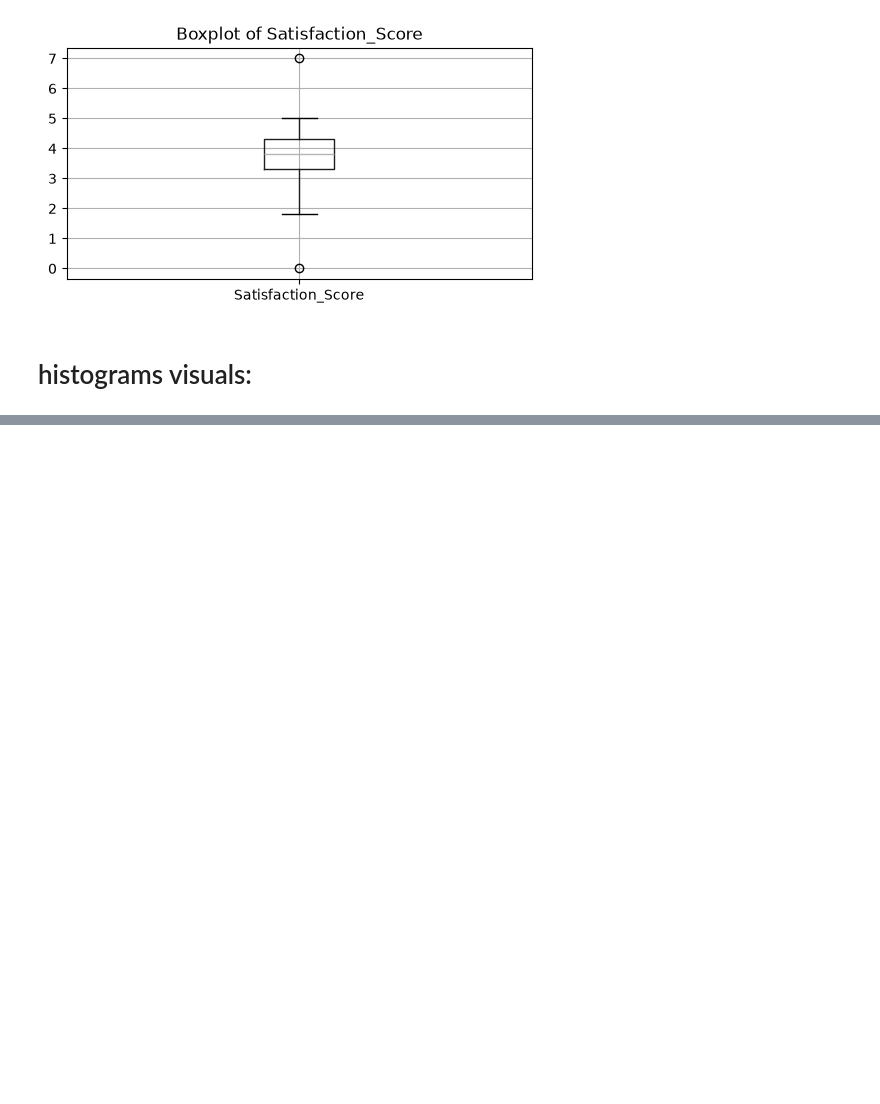
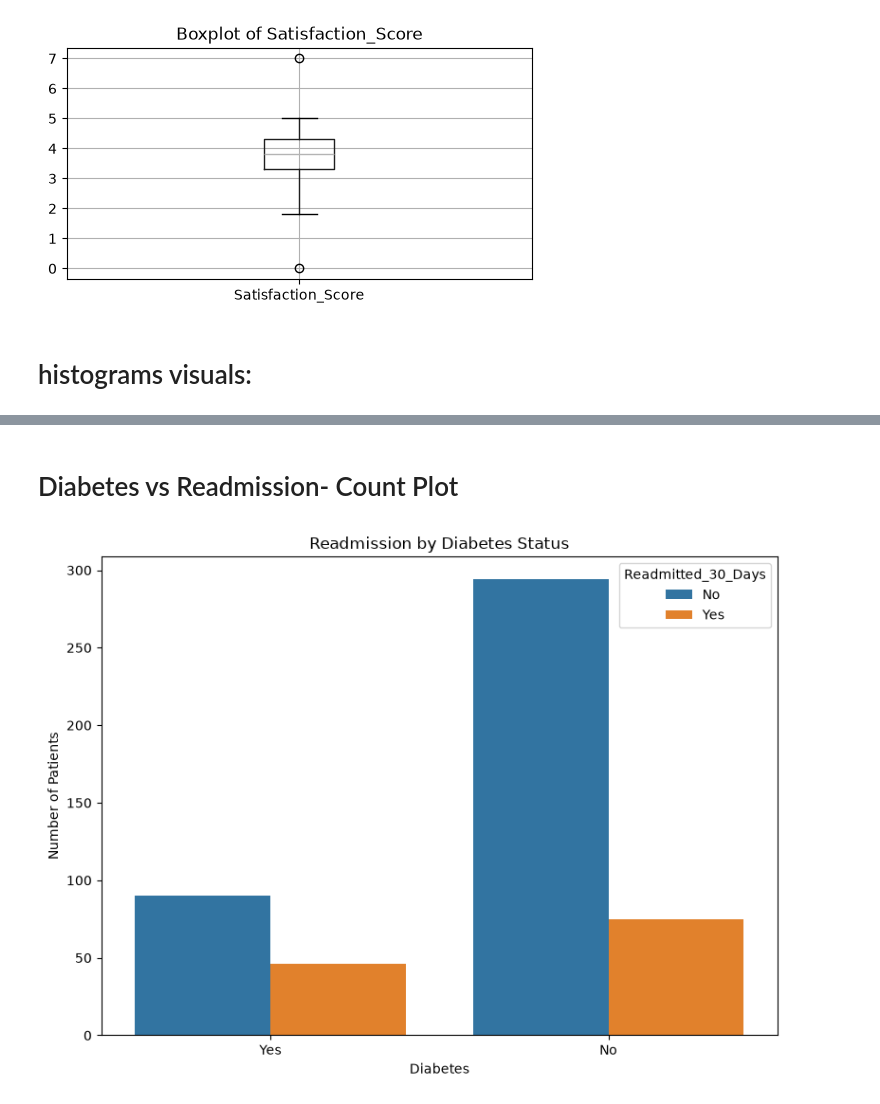
Before and after one commit to Clinton-Analyst/Healthcare_patient_readmission_risk_analysis_and-_predictive_modelling, a Jupyter notebook: scripts/DataExploratoryAnalysis.ipynb, the cells around one changed output, grey strips where cells are left out. Drawn from its saved outputs; the diff is of its cells as text; code cells hidden in the pictures; blank space fills up the shorter version.

```diff
--- a/scripts/DataExploratoryAnalysis.ipynb
+++ b/scripts/DataExploratoryAnalysis.ipynb
@@ -90,0 +155,25 @@ plt.show()
+# %% [markdown]
+# Diabetes vs Readmission- Count Plot
+# %%
+plt.figure(figsize=(8, 6))
+
+sns.countplot(
+    data=PrData,
+    x="Diabetes",
+    hue="Readmitted_30_Days"
+)
+
+plt.title("Readmission by Diabetes Status")
+plt.xlabel("Diabetes")
+plt.ylabel("Number of Patients")
+plt.tight_layout()
+
+plt.savefig(
+    "../figures/readmission_by_diabetes.png",
+    dpi=300,
+    bbox_inches="tight"
+)
+
+plt.show()
+# %% [output]
+[figure, added]
```
Also changed, not shown: parts of 12 cells of this notebook, 6 other files.
